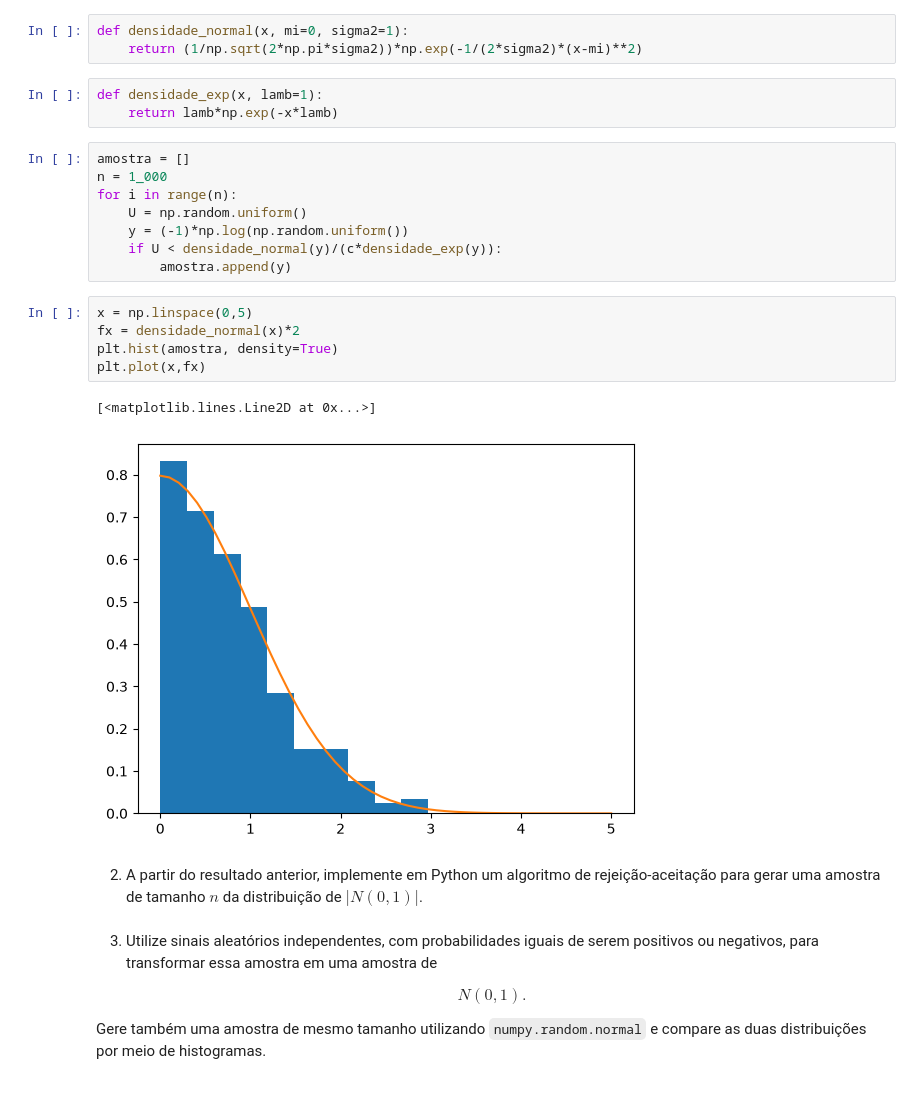
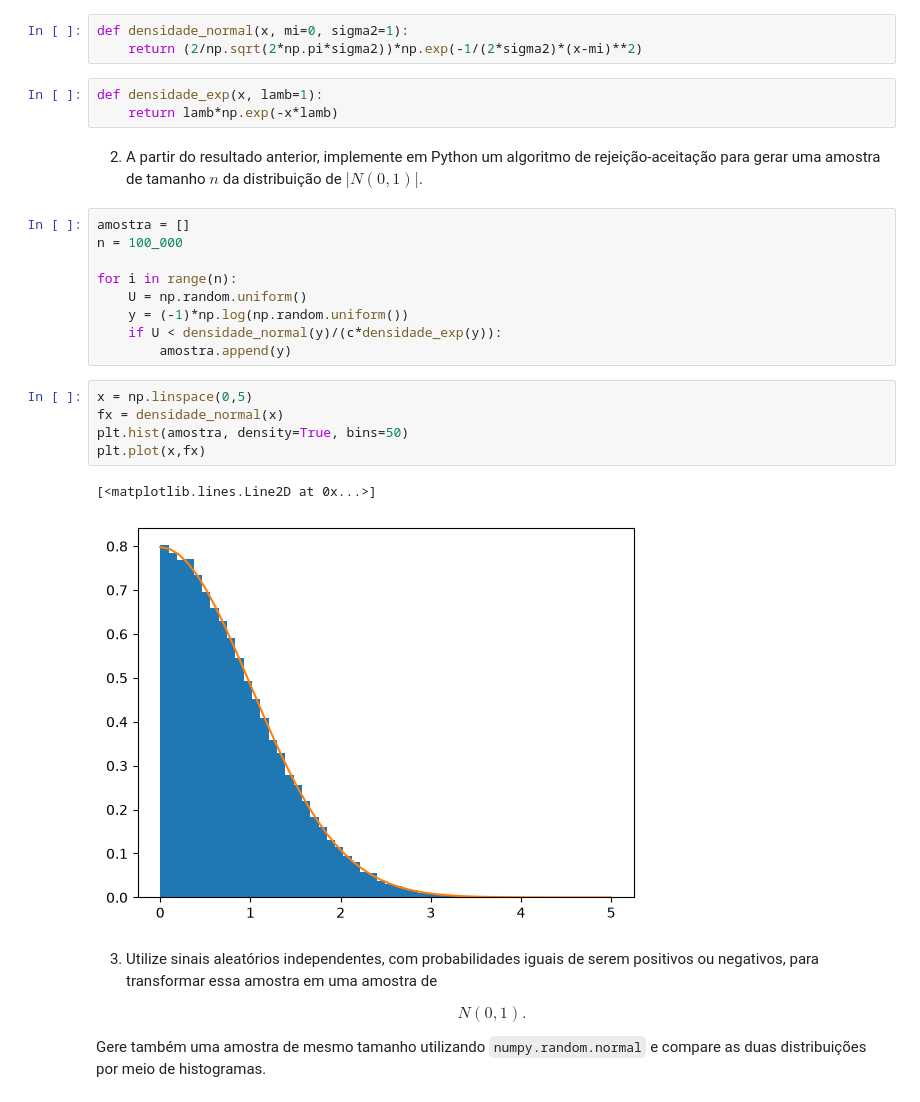
Before and after one commit to mauriciocelini/Programacao-Estatistica, a Jupyter notebook: Labs/lab8.ipynb, the cells around one changed output. Saved outputs shown, nothing was run; the diff lists cells and outputs as text.

```diff
--- a/Labs/lab8.ipynb
+++ b/Labs/lab8.ipynb
@@ -35,12 +39,15 @@ c = 2*np.exp(1/2)/np.sqrt(2*np.pi)
 # %%
 def densidade_normal(x, mi=0, sigma2=1):
-    return (1/np.sqrt(2*np.pi*sigma2))*np.exp(-1/(2*sigma2)*(x-mi)**2)
+    return (2/np.sqrt(2*np.pi*sigma2))*np.exp(-1/(2*sigma2)*(x-mi)**2)
 # %%
 def densidade_exp(x, lamb=1):
     return lamb*np.exp(-x*lamb)
+# %% [markdown]
+2. A partir do resultado anterior, implemente em Python um algoritmo de rejeição-aceitação para gerar uma amostra de tamanho $n$ da distribuição de $|N(0,1)|$.
 # %%
 amostra = []
-n = 1_000
+n = 100_000
+
 for i in range(n):
     U = np.random.uniform()
     y = (-1)*np.log(np.random.uniform())
@@ -48,14 +55,12 @@ for i in range(n):
         amostra.append(y)
 # %%
 x = np.linspace(0,5)
-fx = densidade_normal(x)*2
-plt.hist(amostra, density=True)
+fx = densidade_normal(x)
+plt.hist(amostra, density=True, bins=50)
 plt.plot(x,fx)
 # %% [output]
 [<matplotlib.lines.Line2D at 0x...>]
-[figure, old version]
+[figure, new version]
-# %% [markdown]
-2. A partir do resultado anterior, implemente em Python um algoritmo de rejeição-aceitação para gerar uma amostra de tamanho $n$ da distribuição de $|N(0,1)|$.
 # %% [markdown]
 3. Utilize sinais aleatórios independentes, com probabilidades iguais de serem positivos ou negativos, para transformar essa amostra em uma amostra de
 
```
Also changed, not shown: parts of 10 cells of this notebook, 2 other files.
